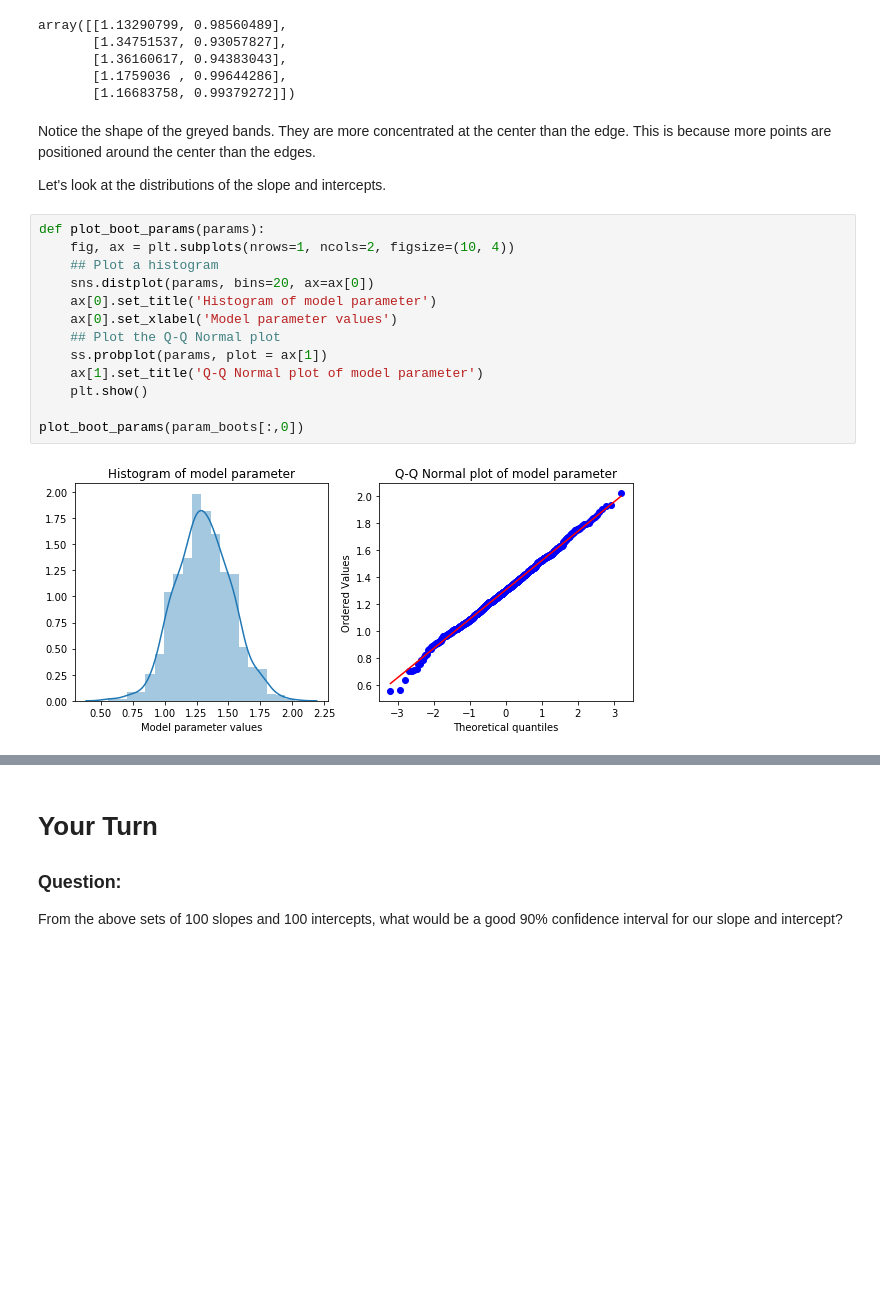
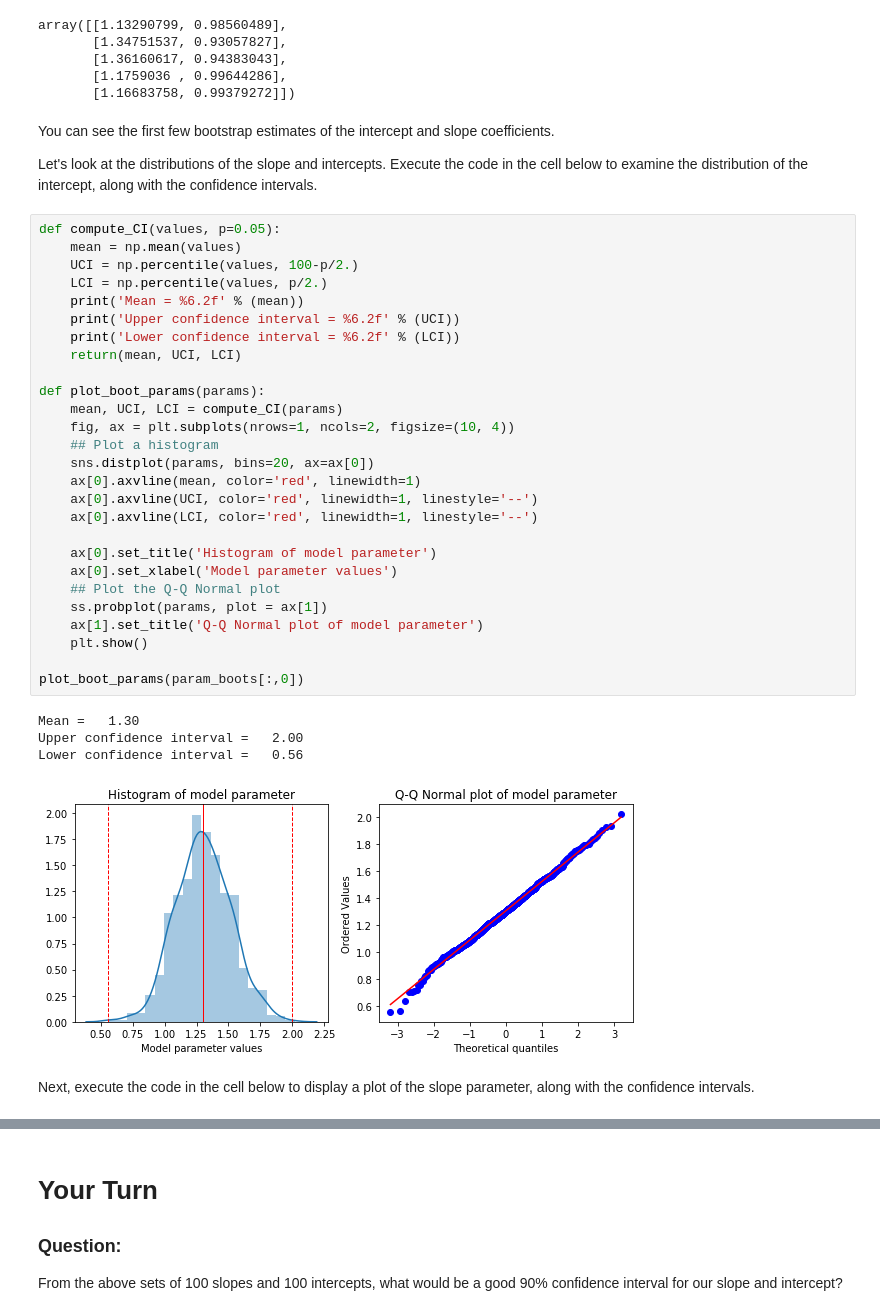
Before and after one commit to StephenElston/DataScience410, a Jupyter notebook: Lecture6/Linear_Regression_with_Bootstrapping.ipynb, the cells around one changed output, grey strips where cells are left out. Cells and saved outputs as stored; diff of their text form; blank space fills up the shorter version.

```diff
--- a/Lecture6/Linear_Regression_with_Bootstrapping.ipynb
+++ b/Lecture6/Linear_Regression_with_Bootstrapping.ipynb
@@ -91,25 +91,44 @@ array([[1.13290799, 0.98560489],
        [1.36160617, 0.94383043],
        [1.1759036 , 0.99644286],
        [1.16683758, 0.99379272]])
-# %% [markdown]
-Notice the shape of the greyed bands.  They are more concentrated at the center than the edge.  This is because more points are positioned around the center than the edges.
-
-Let's look at the distributions of the slope and intercepts.
+# %% [markdown]
+You can see the first few bootstrap estimates of the intercept and slope coefficients.
+
+Let's look at the distributions of the slope and intercepts. Execute the code in the cell below to examine the distribution of the intercept, along with the confidence intervals.
 # %%
+def compute_CI(values, p=0.05):
+    mean = np.mean(values)
+    UCI = np.percentile(values, 100-p/2.)
+    LCI = np.percentile(values, p/2.)
+    print('Mean = %6.2f' % (mean))
+    print('Upper confidence interval = %6.2f' % (UCI))
+    print('Lower confidence interval = %6.2f' % (LCI))
+    return(mean, UCI, LCI)
+
 def plot_boot_params(params):
+    mean, UCI, LCI = compute_CI(params)
     fig, ax = plt.subplots(nrows=1, ncols=2, figsize=(10, 4))
     ## Plot a histogram
     sns.distplot(params, bins=20, ax=ax[0])
+    ax[0].axvline(mean, color='red', linewidth=1)
+    ax[0].axvline(UCI, color='red', linewidth=1, linestyle='--')
+    ax[0].axvline(LCI, color='red', linewidth=1, linestyle='--')
+
     ax[0].set_title('Histogram of model parameter')
     ax[0].set_xlabel('Model parameter values')
     ## Plot the Q-Q Normal plot
     ss.probplot(params, plot = ax[1])
     ax[1].set_title('Q-Q Normal plot of model parameter')
     plt.show()
 
 plot_boot_params(param_boots[:,0])
 # %% [output]
+Mean =   1.30
+Upper confidence interval =   2.00
+Lower confidence interval =   0.56
-[figure, old version]
+[figure, new version]
+# %% [markdown]
+Next, execute the code in the cell below to display a plot of the slope parameter, along with the confidence intervals.
 # %%
 plot_boot_params(param_boots[:,1])
 # %% [output]
```
Also changed, not shown: parts of 7 cells of this notebook.
